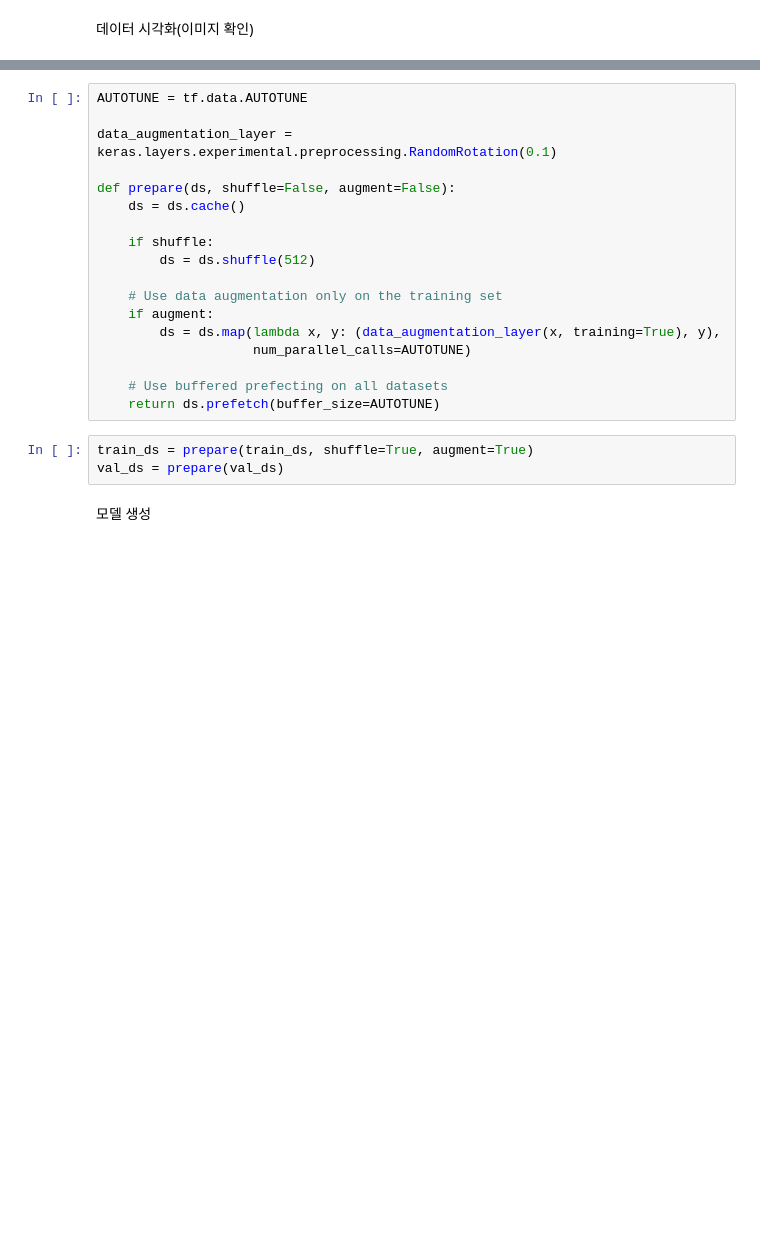
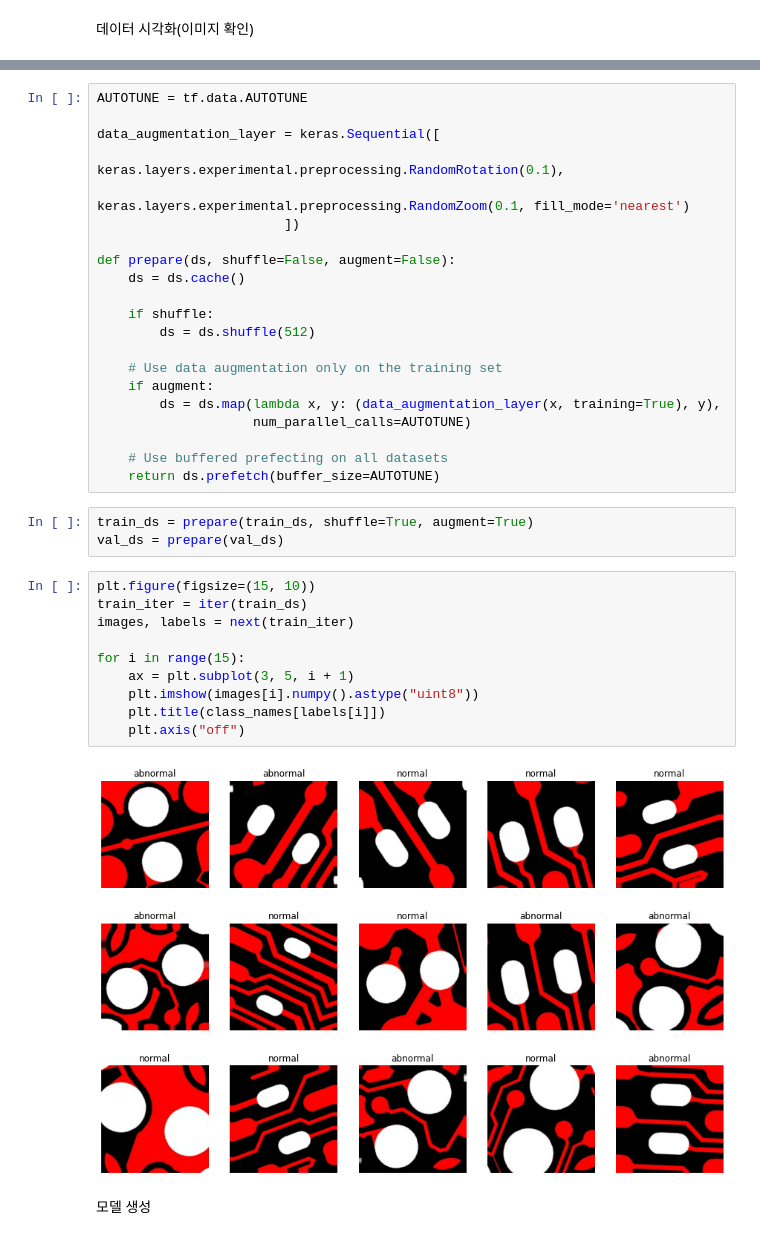
Before and after one commit to jinyul80/python_project, a Jupyter notebook: keras/qualcomm_pair_space_check/pair_space_check_train.ipynb, the cells around one changed output, grey strips where cells are left out. Saved outputs shown, nothing was run; the diff lists cells and outputs as text; blank space fills up the shorter version.

```diff
--- a/keras/qualcomm_pair_space_check/pair_space_check_train.ipynb
+++ b/keras/qualcomm_pair_space_check/pair_space_check_train.ipynb
@@ -92,7 +92,10 @@ for i in range(15):
 # %%
 AUTOTUNE = tf.data.AUTOTUNE
 
-data_augmentation_layer = keras.layers.experimental.preprocessing.RandomRotation(0.1)
+data_augmentation_layer = keras.Sequential([
+                            keras.layers.experimental.preprocessing.RandomRotation(0.1),
+                            keras.layers.experimental.preprocessing.RandomZoom(0.1, fill_mode='nearest')
+                        ])
 
 def prepare(ds, shuffle=False, augment=False):
     ds = ds.cache()
@@ -110,6 +113,18 @@ def prepare(ds, shuffle=False, augment=False):
 # %%
 train_ds = prepare(train_ds, shuffle=True, augment=True)
 val_ds = prepare(val_ds)
+# %%
+plt.figure(figsize=(15, 10))
+train_iter = iter(train_ds)
+images, labels = next(train_iter)
+
+for i in range(15):
+    ax = plt.subplot(3, 5, i + 1)
+    plt.imshow(images[i].numpy().astype("uint8"))
+    plt.title(class_names[labels[i]])
+    plt.axis("off")
+# %% [output]
+[figure, added]
 # %% [markdown]
 모델 생성
 # %%
```
Also changed, not shown: parts of 16 cells of this notebook, 1 other file.
